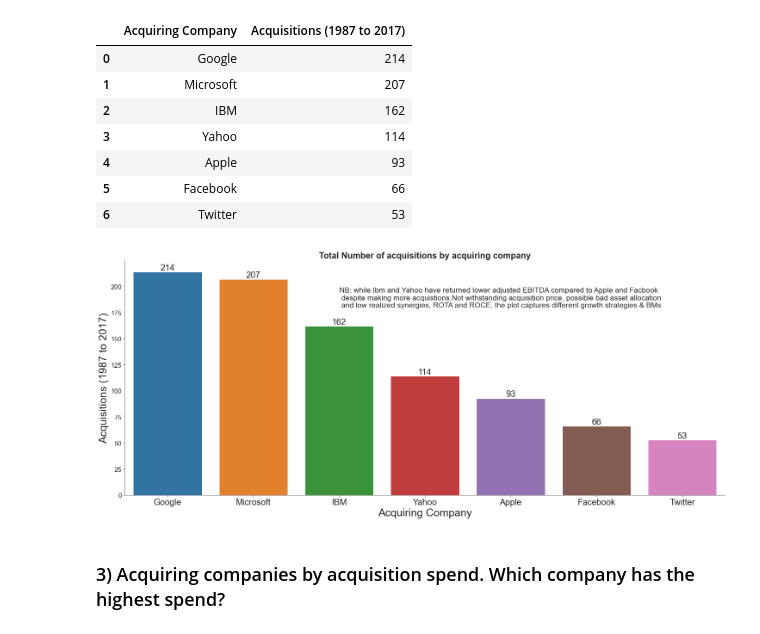
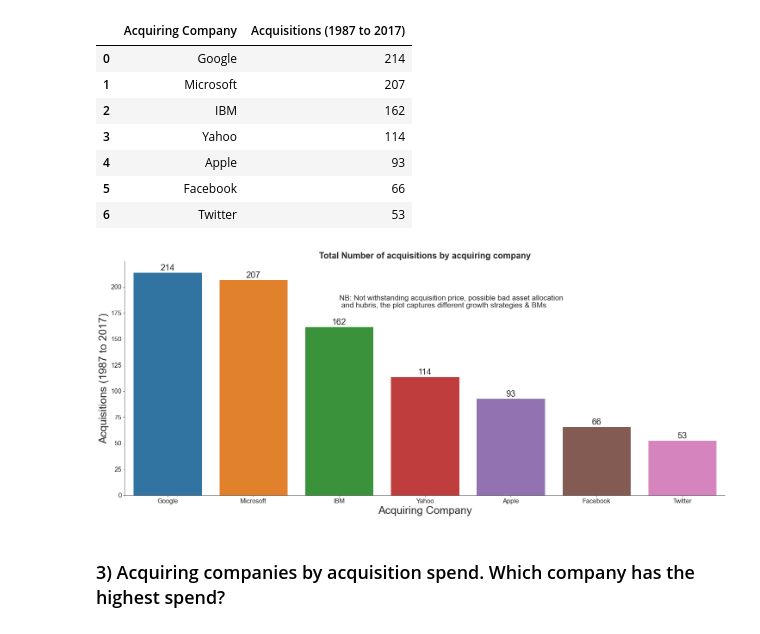
Before and after one commit to aelarabi/week5_-MnA_Big_Tech-project, a Jupyter notebook: EDA_mergersandacquistions_dataset_final_submission.ipynb, the cells around one changed output. Drawn from its saved outputs; the diff is of its cells as text; code cells hidden in the pictures.

```diff
--- a/EDA_mergersandacquistions_dataset_final_submission.ipynb
+++ b/EDA_mergersandacquistions_dataset_final_submission.ipynb
@@ -563,23 +563,22 @@ company_acquisitions
 # %%
 plt.figure(figsize=(25,10))
 ax=sns.barplot(x='Acquiring Company', y='Acquisitions (1987 to 2017)', data=company_acquisitions)
 plt.title('Total Number of acquisitions by acquiring company',fontsize=20, fontweight="bold")
 plt.xlabel('Acquiring Company', fontsize=25)
 plt.ylabel("Acquisitions (1987 to 2017)", fontsize=25)
 sns.despine()
 plt.rc('xtick',labelsize=20)
 plt.rc('ytick',labelsize=15)
 sns.set_style("ticks")
-text = ('NB: while Ibm and Yahoo have returned lower adjusted EBITDA compared to Apple and Facbook'
-        + '\n' + ' despite making more acquistions.Not withstanding acquisition price, possible bad asset allocation' +
-        '\n' + ' and low realized synergies, ROTA and ROCE, the plot captures different growth strategies & BMs ')
+text = ('NB: Not withstanding acquisition price, possible bad asset allocation'
+        + '\n' + ' and hubris, the plot captures different growth strategies & BMs')
 
 plt.text(x=2, y=180, s=text, size='xx-large')
 for container in ax.containers:
     ax.bar_label(container,fontsize=20)
 plt.show();
 # %% [output]
-[figure, old version]
+[figure, new version]
 # %% [markdown]
 ### 3) Acquiring companies by acquisition spend. Which company has the highest spend?
 # %%
```
Also changed, not shown: parts of 118 cells of this notebook.
